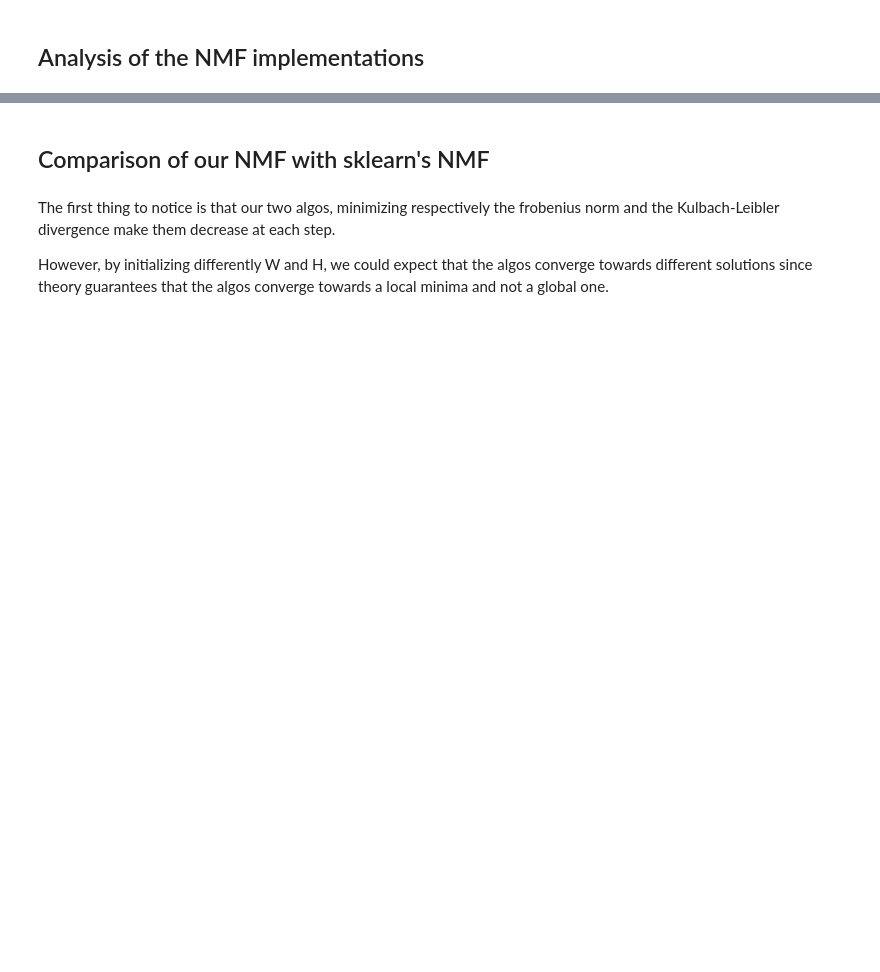
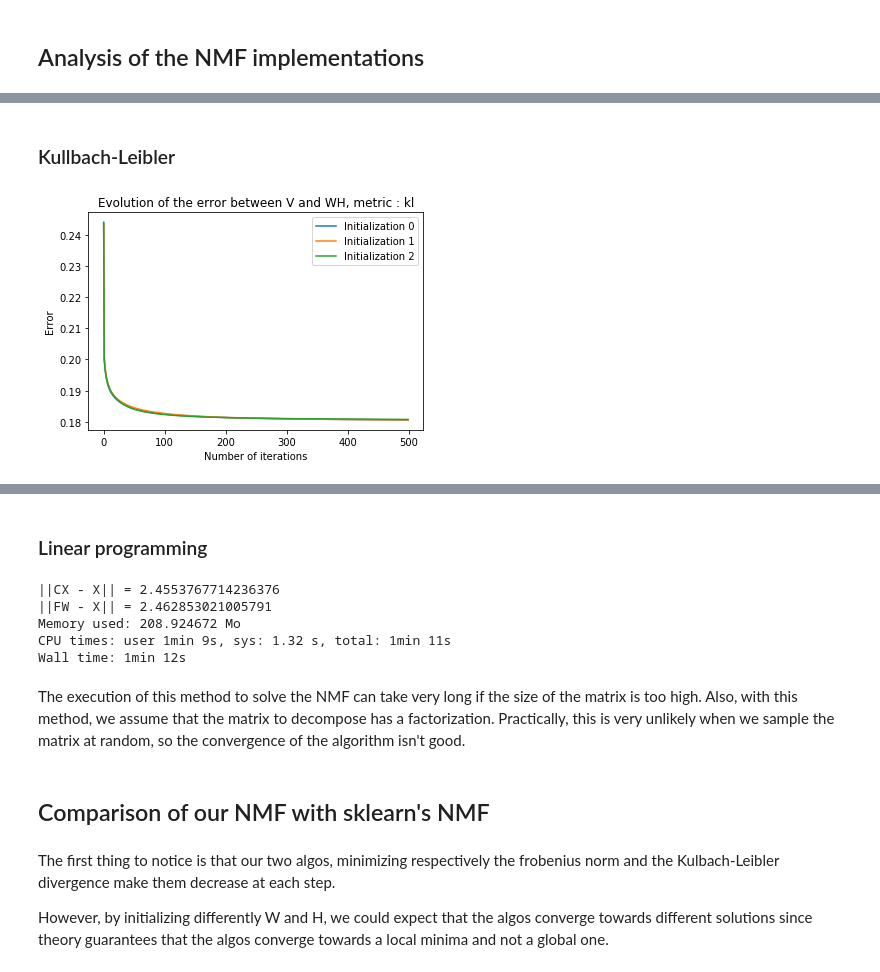
Before and after one commit to alexissair/Non-Negative-Matrix-Factorization, a Jupyter notebook: NMF Analysis & Applications.ipynb, the cells around one changed output, grey strips where cells are left out. Drawn from its saved outputs; the diff is of its cells as text; code cells hidden in the pictures; blank space fills up the shorter version.

```diff
--- a/NMF Analysis & Applications.ipynb
+++ b/NMF Analysis & Applications.ipynb
@@ -68,0 +69,23 @@ Frobenius norm between the results after initializations 1 and 2 22.587990921510
+# %% [markdown]
+### Kullbach-Leibler
+# %%
+%%time
+# Sensitivity to initialization for the algo minimizing Kullbach-Leibler divergence
+process = psutil.Process(os.getpid())
+memory_0 = process.memory_info().rss
+r = 5
+n = 1000
+p = 100
+V = np.random.rand(n, p)
+to_compare_kl = []
+amps = [1, 10, 20]
+for i in range(len(amps)):
+    W_init, V_init = amps[i]*np.random.rand(n, r), amps[i]*np.random.rand(r, p)
+    kNMF = KullbachNMF(V=V,r=r)
+    to_compare_kl.append(kNMF)
+
+monitor_kl = Monitor(algos=to_compare_kl, metric = 'kl', niter=500)
+monitor_kl.plot_error(labels = ['Initialization ' + str(i) for i in range(len(amps))])
+print('Memory used: {} Mo'.format((process.memory_info().rss - memory_0) / 1000000))
+# %% [output]
+[figure, added]
@@ -69,3 +95,24 @@ Frobenius norm between the results after initializations 1 and 2 22.587990921510
+# %% [markdown]
+### Linear programming
+# %%
+%%time
+process = psutil.Process(os.getpid())
+memory_0 = process.memory_info().rss
+r = 5
+n = 50
+p = 10
+V = np.random.rand(n, p)
+simplex = SimplexNMF(X=V, r=r)
+simplex.run()
+print('Memory used: {} Mo'.format((process.memory_info().rss - memory_0) / 1000000))
+# %% [output]
+||CX - X|| = 2.4553767714236376
+||FW - X|| = 2.462853021005791
+Memory used: 208.924672 Mo
+CPU times: user 1min 9s, sys: 1.32 s, total: 1min 11s
+Wall time: 1min 12s
+# %% [markdown]
+The execution of this method to solve the NMF can take very long if the size of the matrix is too high. Also, with this method, we assume that the matrix to decompose has a factorization. Practically, this is very unlikely when we sample the matrix at random, so the convergence of the algorithm isn't good.
 # %% [markdown]
 ## Comparison of our NMF with sklearn's NMF
 # %% [markdown]
```
Also changed, not shown: parts of 19 cells of this notebook, 2 other files.
